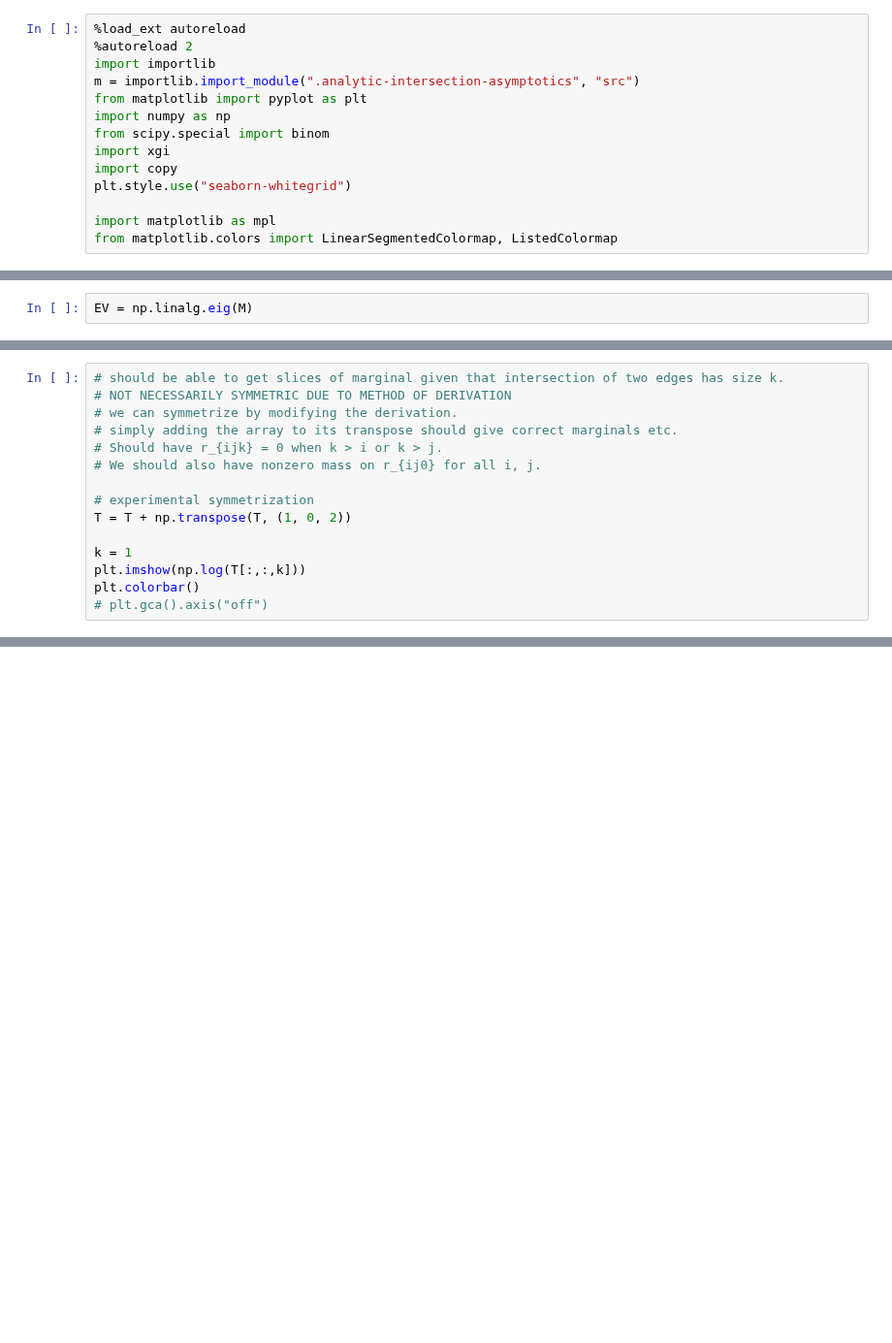
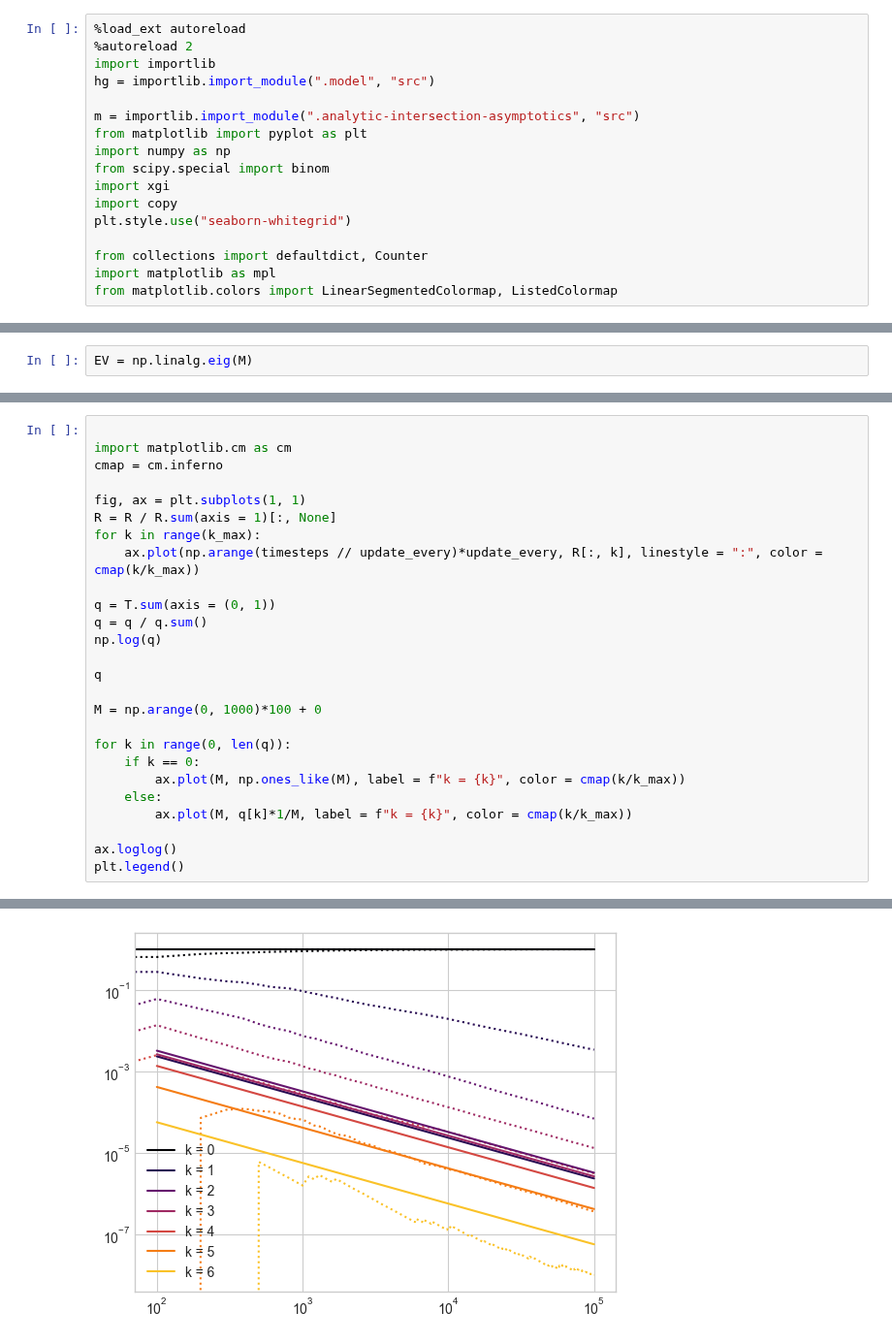
Before and after one commit to hexie1995/HyperGraph, a Jupyter notebook: code/analytic-intersections.ipynb, the cells around one changed output, grey strips where cells are left out. Shown at 97% size. Cells and saved outputs as stored; diff of their text form; blank space fills up the shorter version.

```diff
--- a/code/analytic-intersections.ipynb
+++ b/code/analytic-intersections.ipynb
@@ -2,6 +2,8 @@
 %load_ext autoreload
 %autoreload 2
 import importlib
+hg = importlib.import_module(".model", "src")
+
 m = importlib.import_module(".analytic-intersection-asymptotics", "src")
 from matplotlib import pyplot as plt
 import numpy as np
@@ -10,5 +12,6 @@ import xgi
 import copy
 plt.style.use("seaborn-whitegrid")
 
+from collections import defaultdict, Counter
 import matplotlib as mpl
 from matplotlib.colors import LinearSegmentedColormap, ListedColormap
@@ -61,15 +146,0 @@ array([5.16852477e-18, 1.00000000e+00, 2.38996489e-16, 1.82358058e-17,
-# %%
-# should be able to get slices of marginal given that intersection of two edges has size k.
-# NOT NECESSARILY SYMMETRIC DUE TO METHOD OF DERIVATION
-# we can symmetrize by modifying the derivation.
-# simply adding the array to its transpose should give correct marginals etc.
-# Should have r_{ijk} = 0 when k > i or k > j.
-# We should also have nonzero mass on r_{ij0} for all i, j.
-
-# experimental symmetrization
-T = T + np.transpose(T, (1, 0, 2))
-
-k = 1
-plt.imshow(np.log(T[:,:,k]))
-plt.colorbar()
-# plt.gca().axis("off")
@@ -91,0 +151,27 @@ Various probable issues here but progress is being made.
+# %%
+
+import matplotlib.cm as cm
+cmap = cm.inferno
+
+fig, ax = plt.subplots(1, 1)
+R = R / R.sum(axis = 1)[:, None]
+for k in range(k_max):
+    ax.plot(np.arange(timesteps // update_every)*update_every, R[:, k], linestyle = ":", color = cmap(k/k_max))
+
+q = T.sum(axis = (0, 1))
+q = q / q.sum()
+np.log(q)
+
+q
+
+M = np.arange(0, 1000)*100 + 0
+
+for k in range(0, len(q)):
+    if k == 0:
+        ax.plot(M, np.ones_like(M), label = f"k = {k}", color = cmap(k/k_max))
+    else:
+        ax.plot(M, q[k]*1/M, label = f"k = {k}", color = cmap(k/k_max))
+
+ax.loglog()
+plt.legend()
+# %% [output]
@@ -91,0 +179 @@ Various probable issues here but progress is being made.
+[figure, added]
```
Also changed, not shown: parts of 24 cells of this notebook, 1 other file.
